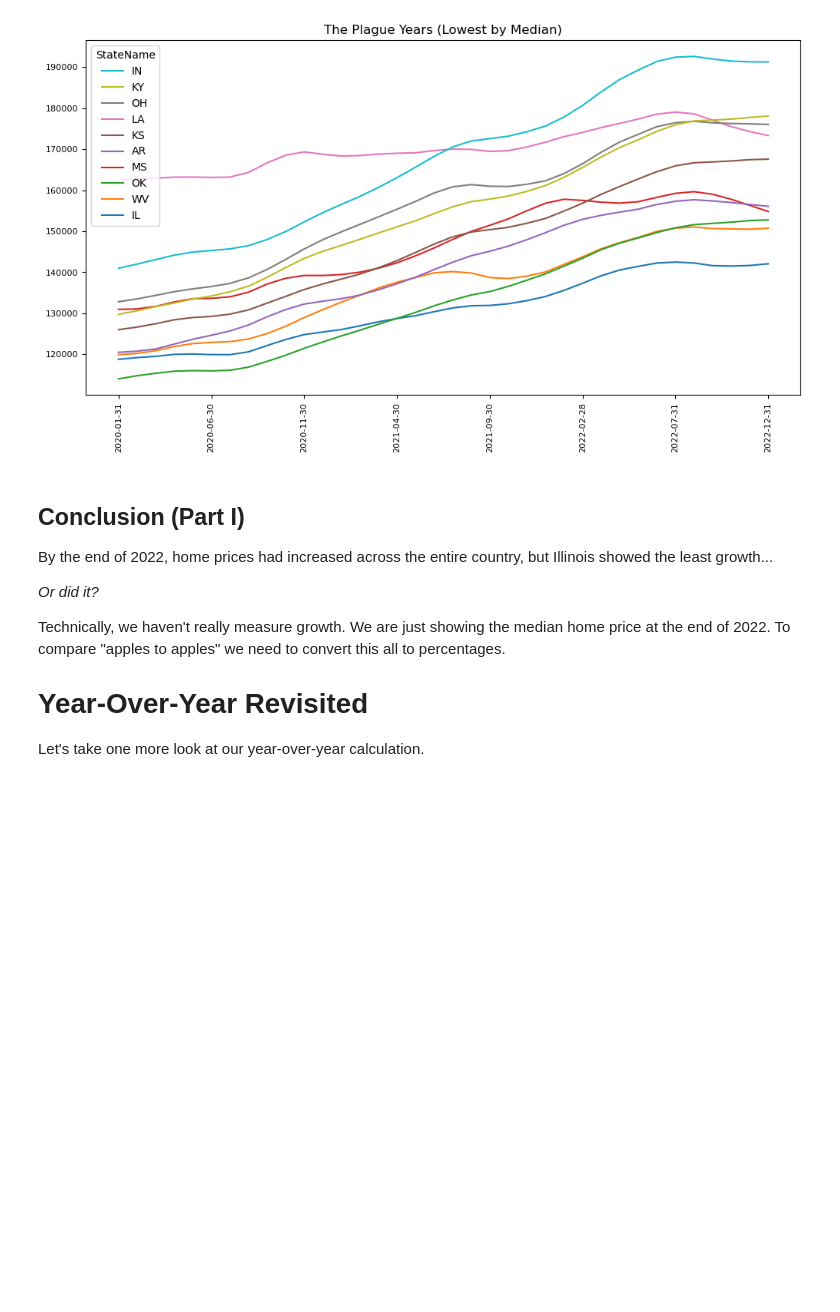
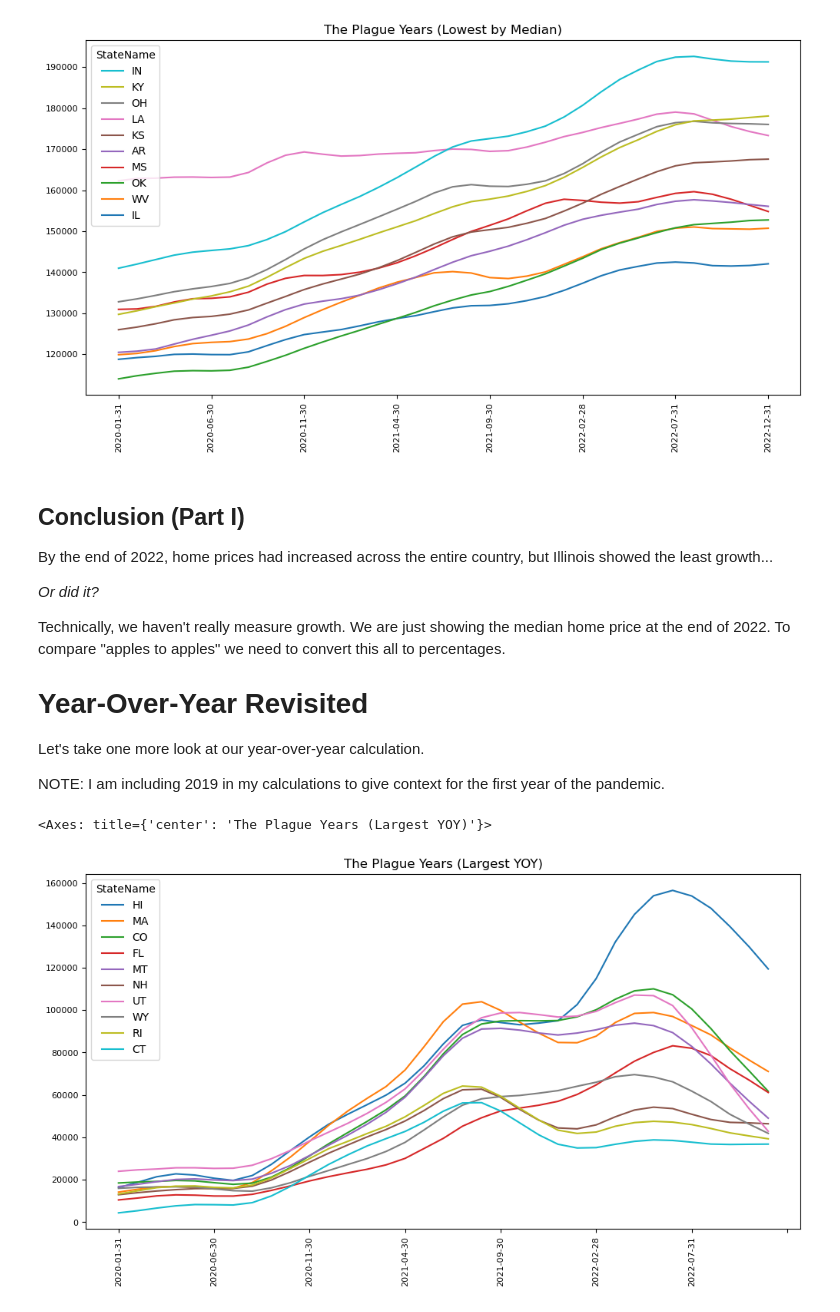
Before and after one commit to jsuddsjr/data-exploration, a Jupyter notebook: 03-time.ipynb, the cells around one changed output. Saved outputs shown, nothing was run; the diff lists cells and outputs as text; code cells hidden in the pictures; blank space fills up the shorter version.

```diff
--- a/03-time.ipynb
+++ b/03-time.ipynb
@@ -92,3 +92,5 @@ Technically, we haven't really measure growth. We are just showing the median ho
 # Year-Over-Year Revisited
 
 Let's take one more look at our year-over-year calculation.
+
+NOTE: I am including 2019 in my calculations to give context for the first year of the pandemic.
@@ -98,0 +97,10 @@ dfd
+# %%
+i = df.columns.get_loc('2019-01-31')
+j = df.columns.get_loc('2022-12-31')
+md = df.groupby('StateName')[df.columns[i:j]].mean()
+diffs = md.diff(periods=12, axis=1).iloc[:,12:]
+sorted = diffs.nlargest(10, columns=diffs.columns[-1])
+sorted.transpose().plot(figsize=(12,6), rot=90, fontsize=8, title="The Plague Years (Largest YOY)")
+# %% [output]
+<Axes: title={'center': 'The Plague Years (Largest YOY)'}>
+[figure, added]
```
Also changed, not shown: parts of 9 cells of this notebook, 1 other file.
